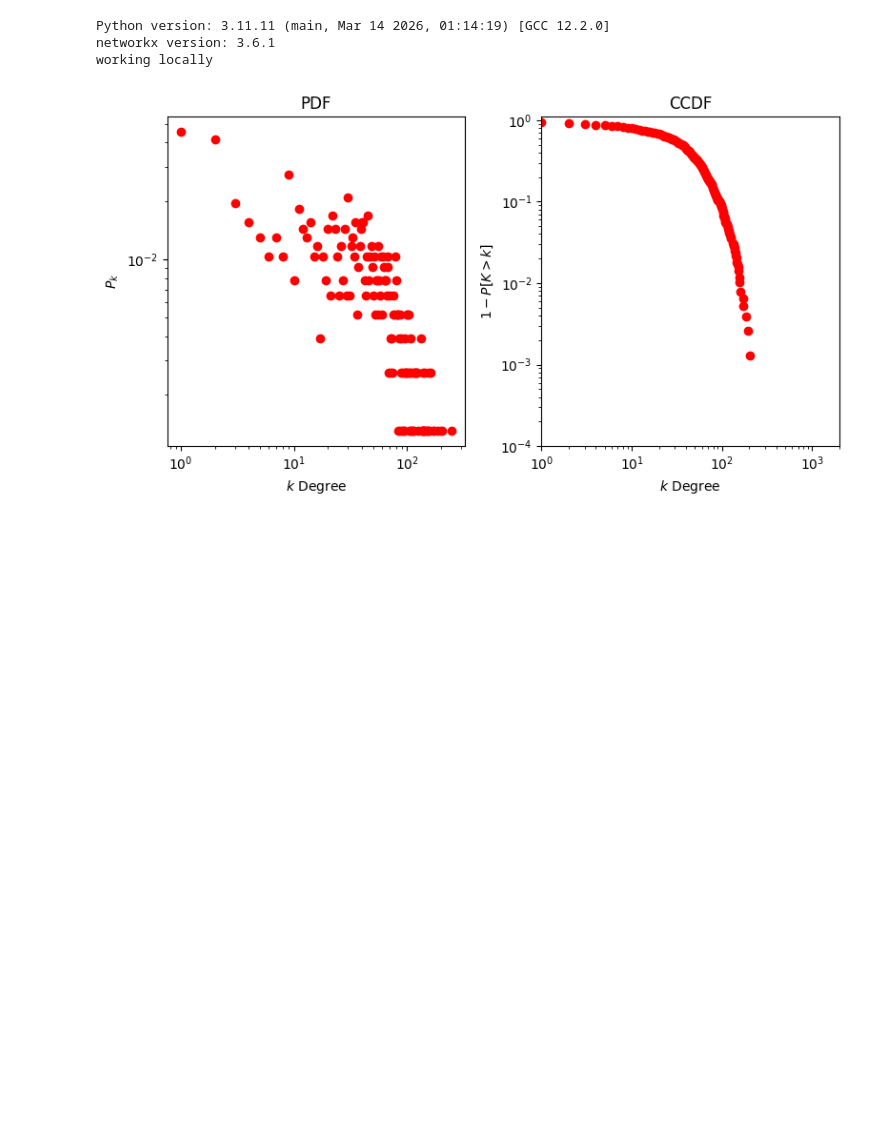
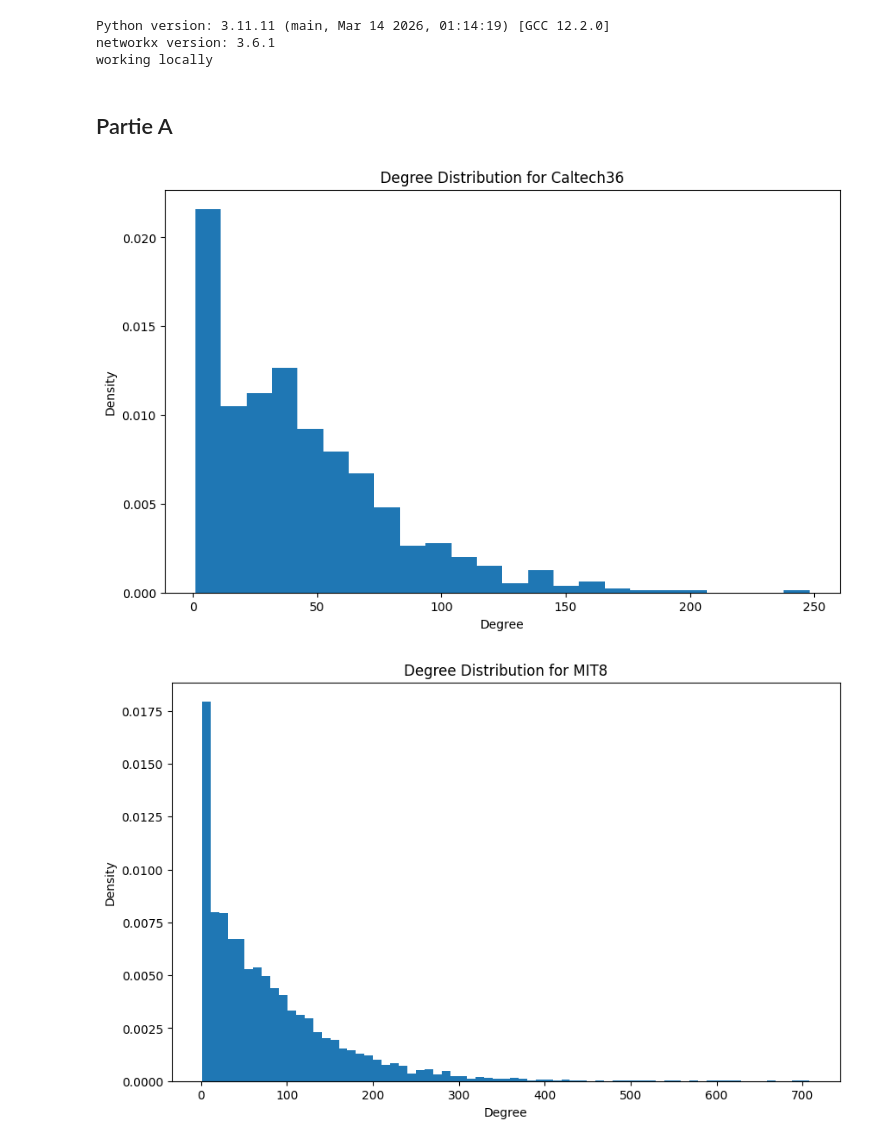
Before and after one commit to Triw-12/DM-4103, a Jupyter notebook: question2.ipynb, the cells around one changed output. Cells and saved outputs as stored; diff of their text form; code cells hidden in the pictures; blank space fills up the shorter version.

```diff
--- a/question2.ipynb
+++ b/question2.ipynb
@@ -50,41 +57,36 @@ else:
 Python version: 3.11.11 (main, Mar 14 2026, 01:14:19) [GCC 12.2.0]
 networkx version: 3.6.1
 working locally
+# %% [markdown]
+## Partie A
+# %%
+def degree_distribution(G, weight=None, bins='auto'):
+    """Retourne l'histogramme (densité) et les bords de bins
+    Calcul de la séquence des degrés en tenant compte du poids si fourni."""
+    degree_sequence = sorted([d for _, d in G.degree(weight=weight)], reverse=True)
+    hist, bin_edges = np.histogram(degree_sequence, density=True, bins=bins)
+    return hist, bin_edges
 # %%
-import csv
-import numpy as np
-import pandas as pd
-import networkx as nx
-import matplotlib.pyplot as plt
+def print_degree_distribution(G, title, weight=None, bins='auto'):
+    hist, bin_edges = degree_distribution(G, weight=weight, bins=bins)
+    bin_centers = (bin_edges[:-1] + bin_edges[1:]) / 2
+    widths = bin_edges[1:] - bin_edges[:-1]
+
+    plt.figure(figsize=(10, 6))
+    plt.bar(bin_centers, hist, width=widths, align='center')
+    plt.xlabel("Degree")
+    plt.ylabel("Density")
+    plt.title(f"Degree Distribution for {title}")
+    plt.show()
 
 GCaltech = nx.read_gml("data/Caltech36.gml")
+print_degree_distribution(GCaltech, "Caltech36")
 
-e = GCaltech.number_of_edges()
-N = GCaltech.number_of_nodes()
-D = e / (N*(N-1))
+GMIT8 = nx.read_gml("data/MIT8.gml")
+print_degree_distribution(GMIT8, "MIT8")
 
-degree = [v for k,v in dict(GCaltech.degree()).items()]
-distribution = [(elem, degree.count(elem)) for elem in sorted(set(degree))]
-k,pk = zip(*distribution)
-PDF = np.array(pk)/sum(pk)
-CCDF = 1-np.cumsum(PDF)
-
-
-#
-# Plots
-#
-fig, (ax1, ax2) = plt.subplots(1, 2, figsize=(16/2,9/2))
-ax1.loglog(k, PDF, 'ro')
-ax1.set_xlabel("$k$ Degree")
-ax1.set_ylabel("$P_k$")
-ax1.set_title("PDF")
-
-ax2.loglog(k, CCDF, 'ro')
-ax2.set_ylim(1e-4,1.1)
-ax2.set_xlim(1,2e3)
-ax2.set_xlabel("$k$ Degree")
-ax2.set_ylabel("$1-P[K > k]$")
-ax2.set_title("CCDF")
-fig.tight_layout()
+GHopkins = nx.read_gml("data/Johns Hopkins55.gml")
+print_degree_distribution(GHopkins, "Hopkins")
 # %% [output]
-[figure, old version]
+[figure, new version]
+[figure, added]
```
Also changed, not shown: parts of 10 cells of this notebook, 7 other files.
